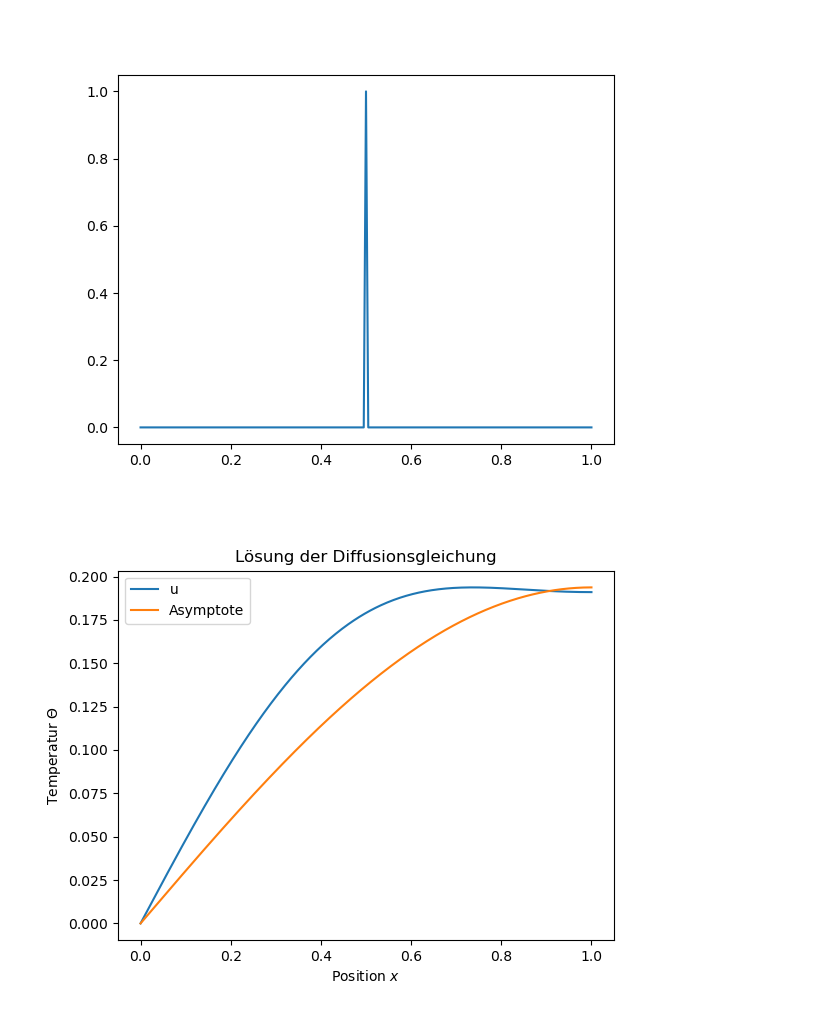
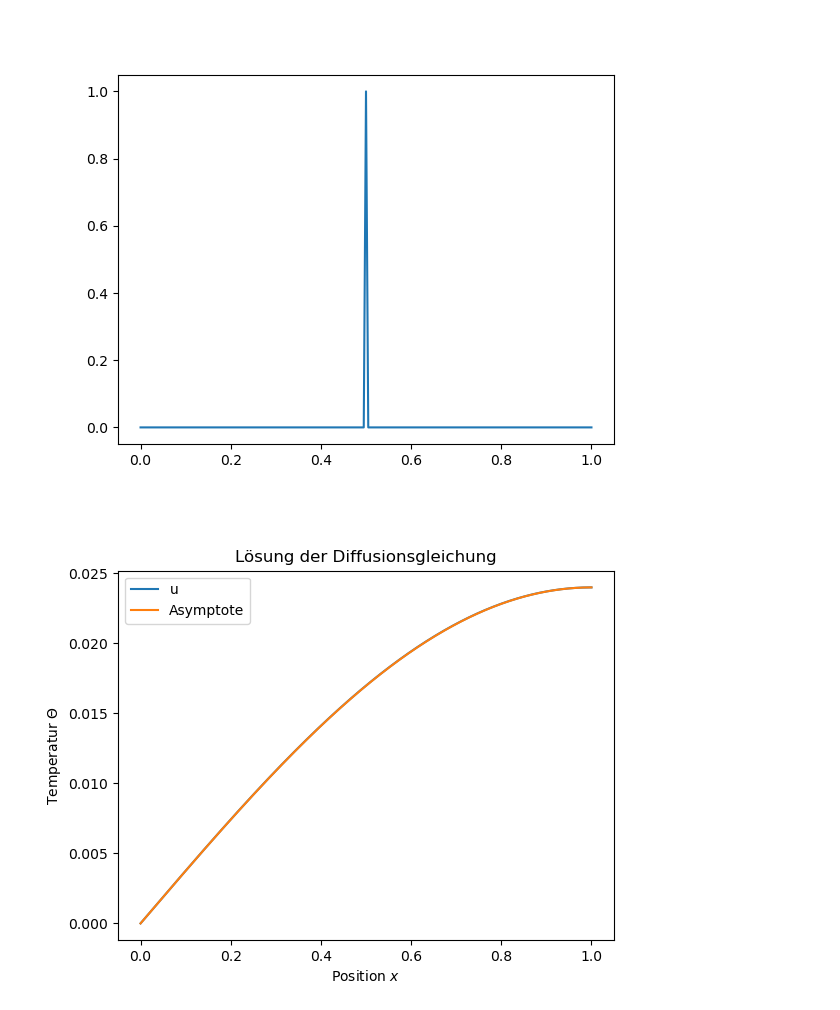
Before and after one commit to uja-works/PDE2022, a Jupyter notebook: Ue_PDE_04_DiffusionsgleichungNeumannRand.ipynb, the cells around one changed output. Cells and saved outputs as stored; diff of their text form; code cells hidden in the pictures.

```diff
--- a/Ue_PDE_04_DiffusionsgleichungNeumannRand.ipynb
+++ b/Ue_PDE_04_DiffusionsgleichungNeumannRand.ipynb
@@ -27,35 +27,36 @@ plt.show()
 [figure]
 # %%
 %%time
-T = 1.0e-1
+T = 1.0e0
 alpha = 0.31
 N_X = 500
 dx = L/(N_X-1)
 dt = alpha*dx**2/D
 
 u_0 = np.zeros(N_X)
 u_0[N_X//2] = 100
 # u_0[0] = 22  # mögliche andere Dirichlet-Randbedingung
 # u_0[-1] = 42 # Das wäre eine andere Dirichlet-RB auf dem rechten Rand
 x = np.linspace(0, L, N_X)
 u = u_0.copy() # Alternativ in numpy: u = 1*u_0
 
 t = 0
 while t < T:
     u[1:-1] = (1 - 2*alpha)*u[1:-1] + alpha*(u[0:-2] + u[2:])
     # Diskretisierte rechte Randbedingung
     u[-1] = u[-2]
+    #u[-1] = 22
     t += dt
 
 A1 = np.max(u)
 
 plt.figure()
 plt.plot(x,u)
 plt.plot(x, A1*np.sin(x*np.pi/(2*L)))
 plt.title("Lösung der Diffusionsgleichung")
 plt.legend(["u", "Asymptote"])
 plt.xlabel("Position $x$")
 plt.ylabel(r"Temperatur $\Theta$")
 plt.show()
 # %% [output]
-[figure, old version]
+[figure, new version]
```
Also changed, not shown: parts of 1 cell of this notebook, 12 other files.
